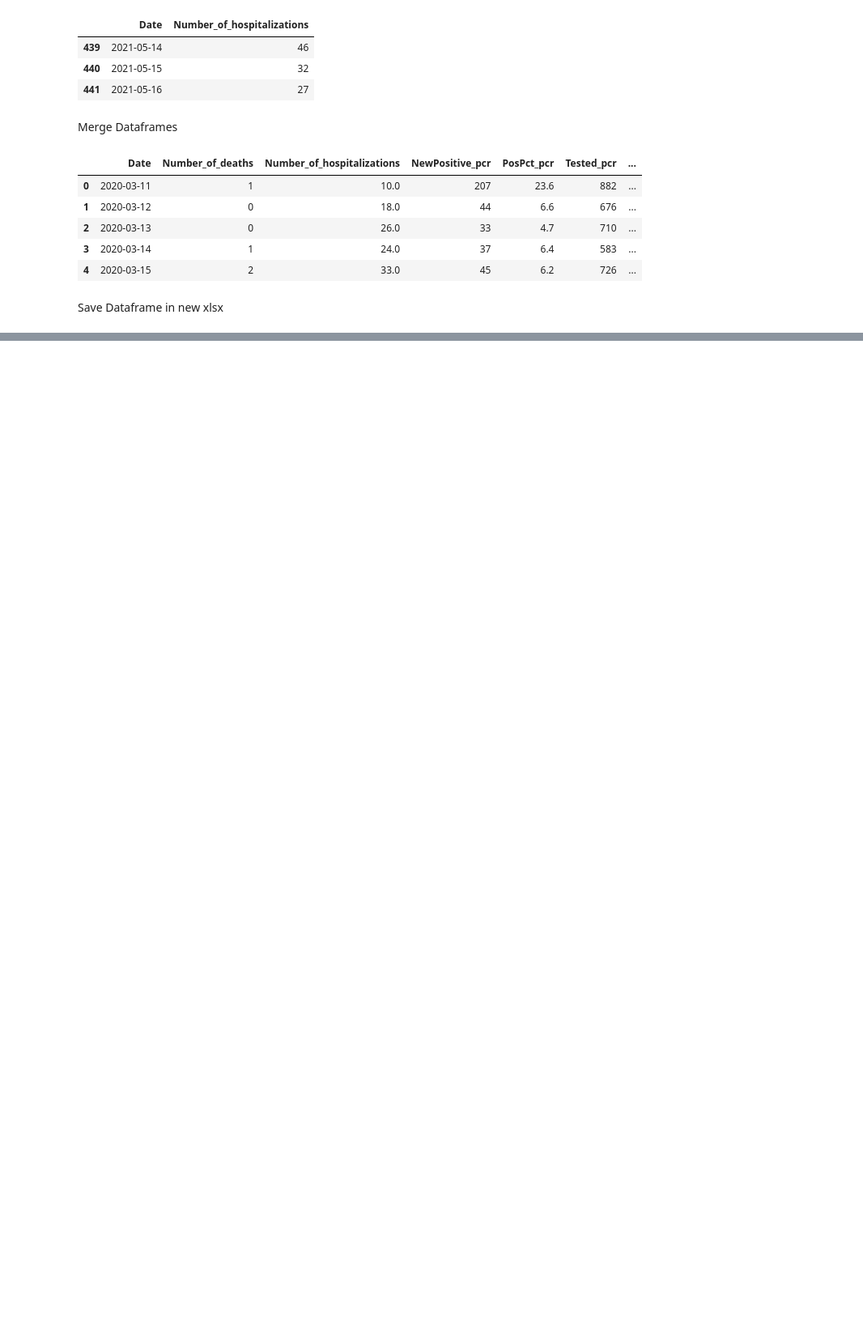
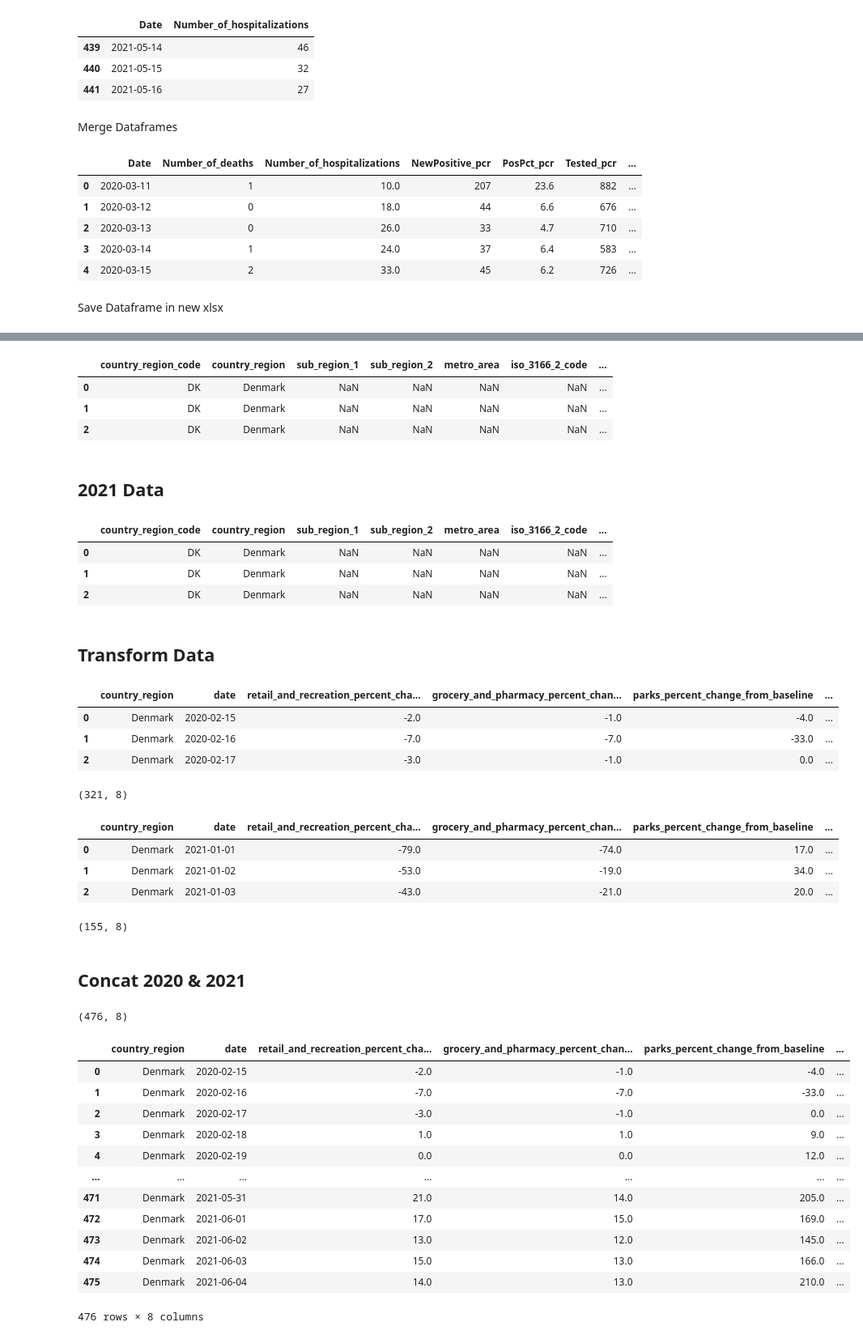
Before and after one commit to tsuehr/covid-prediction-tu, a Jupyter notebook: CovidPrediction_DataPreprocessing.ipynb, the cells around one changed output, grey strips where cells are left out. Shown: that part at 81% size. Saved outputs shown, nothing was run; the diff lists cells and outputs as text; code cells hidden in the pictures; blank space fills up the shorter version.

```diff
--- a/CovidPrediction_DataPreprocessing.ipynb
+++ b/CovidPrediction_DataPreprocessing.ipynb
@@ -80,0 +86,20 @@ df_obs.to_excel('data/observations.xlsx')
+# %%
+df_google_dk_2020 = pd.read_csv('data/Google_Region_Mobility/Denmark/2020_DK_Region_Mobility_Report.csv', sep=';', decimal='.')
+df_google_dk_2020.head(3)
+# %% [output]
+|  | country_region_code | country_region | sub_region_1 | sub_region_2 | metro_area | iso_3166_2_code | ... |
+| 0 | DK | Denmark | NaN | NaN | NaN | NaN | ... |
+| 1 | DK | Denmark | NaN | NaN | NaN | NaN | ... |
+| 2 | DK | Denmark | NaN | NaN | NaN | NaN | ... |
+# %% [markdown]
+## 2021 Data
+# %%
+df_google_dk_2021 = pd.read_csv('data/Google_Region_Mobility/Denmark/2021_DK_Region_Mobility_Report.csv', sep=',', decimal='.')
+df_google_dk_2021.head(3)
+# %% [output]
+|  | country_region_code | country_region | sub_region_1 | sub_region_2 | metro_area | iso_3166_2_code | ... |
+| 0 | DK | Denmark | NaN | NaN | NaN | NaN | ... |
+| 1 | DK | Denmark | NaN | NaN | NaN | NaN | ... |
+| 2 | DK | Denmark | NaN | NaN | NaN | NaN | ... |
+# %% [markdown]
+## Transform Data
@@ -80,0 +117,47 @@ df_obs.to_excel('data/observations.xlsx')
+# %%
+df_google_dk_2020 = preprocess_mobility_data(df_google_dk_2020, place_id, cols_to_keep)
+df_google_dk_2020.head(3)
+# %% [output]
+|  | country_region | date | retail_and_recreation_percent_cha... | grocery_and_pharmacy_percent_chan... | parks_percent_change_from_baseline | ... |
+| 0 | Denmark | 2020-02-15 | -2.0 | -1.0 | -4.0 | ... |
+| 1 | Denmark | 2020-02-16 | -7.0 | -7.0 | -33.0 | ... |
+| 2 | Denmark | 2020-02-17 | -3.0 | -1.0 | 0.0 | ... |
+# %%
+df_google_dk_2020.shape
+# %% [output]
+(321, 8)
+# %%
+df_google_dk_2021 = preprocess_mobility_data(df_google_dk_2021, place_id, cols_to_keep)
+df_google_dk_2021.head(3)
+# %% [output]
+|  | country_region | date | retail_and_recreation_percent_cha... | grocery_and_pharmacy_percent_chan... | parks_percent_change_from_baseline | ... |
+| 0 | Denmark | 2021-01-01 | -79.0 | -74.0 | 17.0 | ... |
+| 1 | Denmark | 2021-01-02 | -53.0 | -19.0 | 34.0 | ... |
+| 2 | Denmark | 2021-01-03 | -43.0 | -21.0 | 20.0 | ... |
+# %%
+df_google_dk_2021.shape
+# %% [output]
+(155, 8)
+# %% [markdown]
+## Concat 2020 & 2021
+# %%
+df_google_dk = pd.concat([df_google_dk_2020, df_google_dk_2021], ignore_index=True)
+df_google_dk.shape
+# %% [output]
+(476, 8)
+# %%
+df_google_dk
+# %% [output]
+|  | country_region | date | retail_and_recreation_percent_cha... | grocery_and_pharmacy_percent_chan... | parks_percent_change_from_baseline | ... |
+| 0 | Denmark | 2020-02-15 | -2.0 | -1.0 | -4.0 | ... |
+| 1 | Denmark | 2020-02-16 | -7.0 | -7.0 | -33.0 | ... |
+| 2 | Denmark | 2020-02-17 | -3.0 | -1.0 | 0.0 | ... |
+| 3 | Denmark | 2020-02-18 | 1.0 | 1.0 | 9.0 | ... |
+| 4 | Denmark | 2020-02-19 | 0.0 | 0.0 | 12.0 | ... |
+| ... | ... | ... | ... | ... | ... | ... |
+| 471 | Denmark | 2021-05-31 | 21.0 | 14.0 | 205.0 | ... |
+| 472 | Denmark | 2021-06-01 | 17.0 | 15.0 | 169.0 | ... |
+| 473 | Denmark | 2021-06-02 | 13.0 | 12.0 | 145.0 | ... |
+| 474 | Denmark | 2021-06-03 | 15.0 | 13.0 | 166.0 | ... |
+| 475 | Denmark | 2021-06-04 | 14.0 | 13.0 | 210.0 | ... |
+476 rows × 8 columns
```
Also changed, not shown: parts of 11 cells of this notebook, 1 other file.
